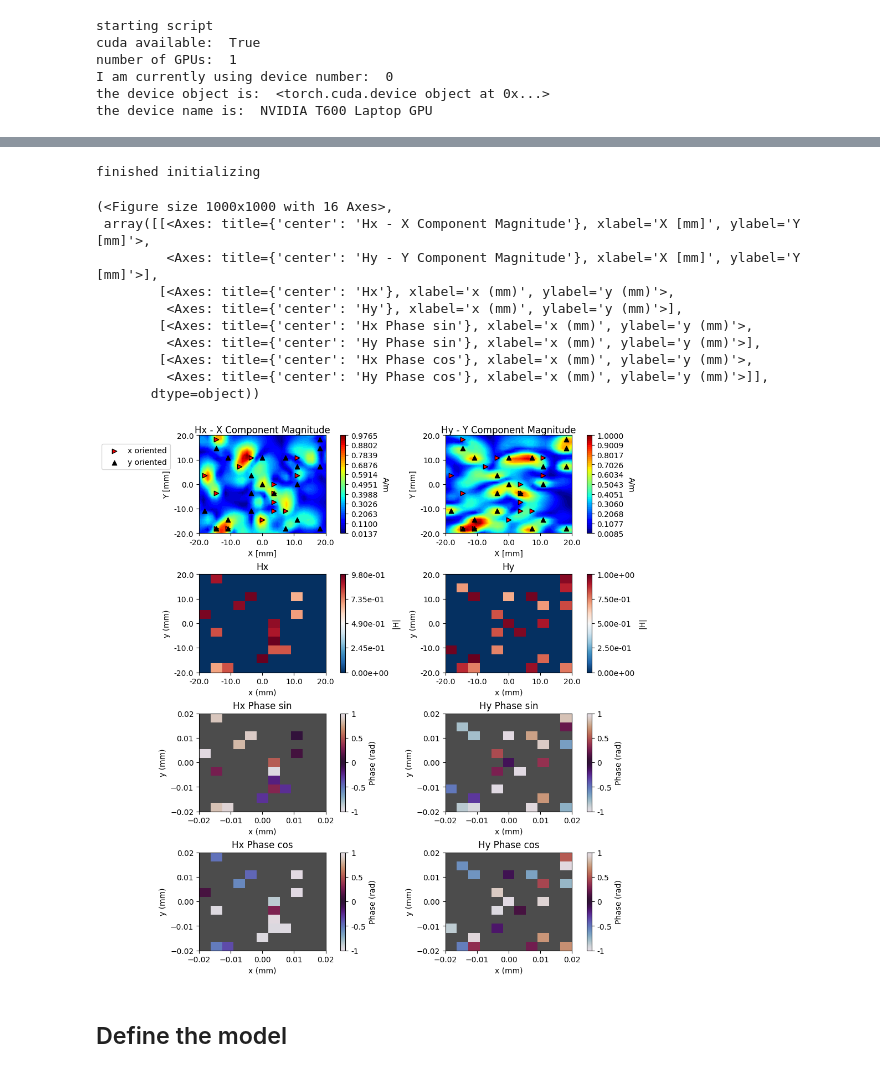
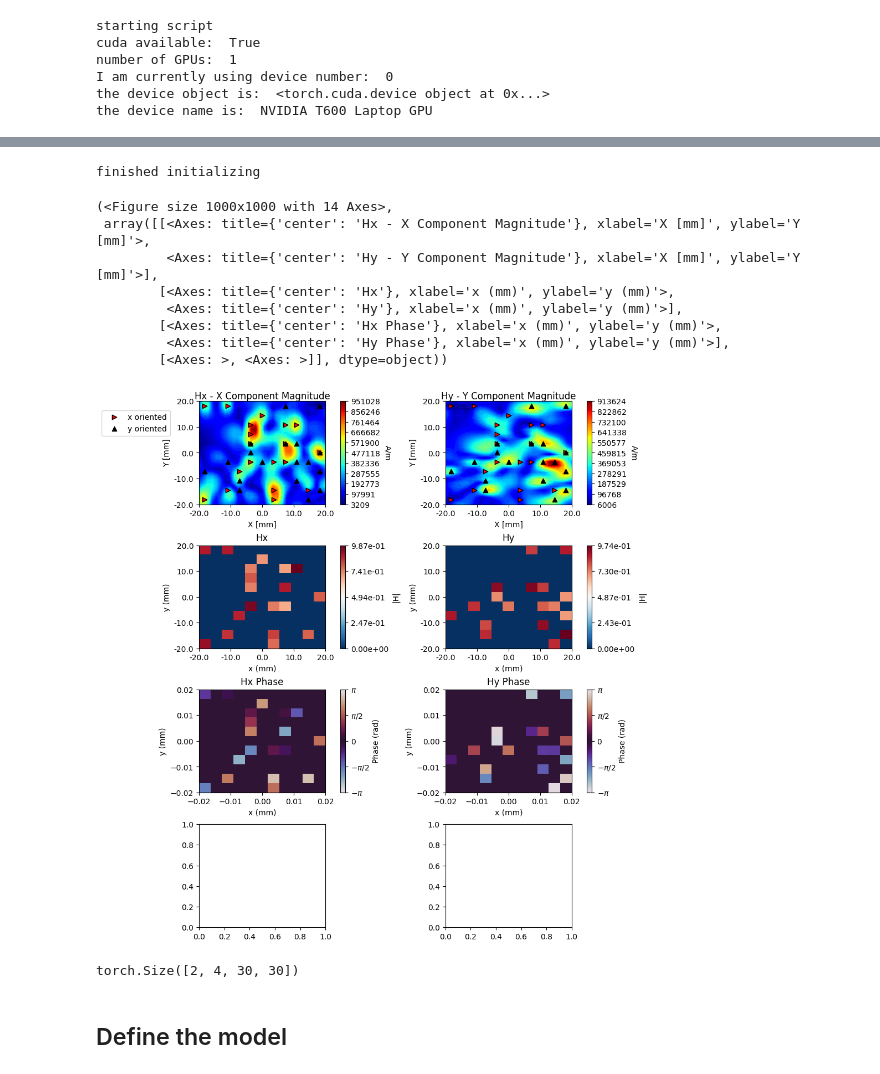
Before and after one commit to jamestom-cpu/DeepLearning_models, a Jupyter notebook: playgrounds/train_for_magnitude_prediction.ipynb, the cells around one changed output, grey strips where cells are left out. Saved outputs shown, nothing was run; the diff lists cells and outputs as text; code cells hidden in the pictures.

```diff
--- a/playgrounds/train_for_magnitude_prediction.ipynb
+++ b/playgrounds/train_for_magnitude_prediction.ipynb
@@ -87,32 +128,34 @@ fields,labels = data_iterator.generate_N_data_samples(10)
 # %%
 %matplotlib inline
 f, t = fields[0], labels[0]
 
 height_index = 0
 
 ds = TensorDataset(torch.from_numpy(fields), torch.from_numpy(labels))
 # Eds = E_Components_Dataset(ds, probe_height_index=height_index).scale_to_01()
 Hds = H_Components_Dataset_Multilayer(ds).rescale_probe_heights().rescale_labels().expand_phase()
 
-fH, lH = Hds[0]
+fH, lH = Hds[1]
 
 # rmg_dp.plot_target_magnitude(lH)
 # rmg_dp.plot_target_phase(lH, normalized01=True)
 fig, ax = plt.subplots(4,2, figsize=(10,10), constrained_layout=True)
 rmg_dp.plot(fH, lH, index=height_index, ax=ax)
 # %% [output]
 finished initializing
-(<Figure size 1000x1000 with 16 Axes>,
+(<Figure size 1000x1000 with 14 Axes>,
  array([[<Axes: title={'center': 'Hx - X Component Magnitude'}, xlabel='X [mm]', ylabel='Y [mm]'>,
          <Axes: title={'center': 'Hy - Y Component Magnitude'}, xlabel='X [mm]', ylabel='Y [mm]'>],
         [<Axes: title={'center': 'Hx'}, xlabel='x (mm)', ylabel='y (mm)'>,
          <Axes: title={'center': 'Hy'}, xlabel='x (mm)', ylabel='y (mm)'>],
-        [<Axes: title={'center': 'Hx Phase sin'}, xlabel='x (mm)', ylabel='y (mm)'>,
-         <Axes: title={'center': 'Hy Phase sin'}, xlabel='x (mm)', ylabel='y (mm)'>],
-        [<Axes: title={'center': 'Hx Phase cos'}, xlabel='x (mm)', ylabel='y (mm)'>,
-         <Axes: title={'center': 'Hy Phase cos'}, xlabel='x (mm)', ylabel='y (mm)'>]],
-       dtype=object))
+        [<Axes: title={'center': 'Hx Phase'}, xlabel='x (mm)', ylabel='y (mm)'>,
+         <Axes: title={'center': 'Hy Phase'}, xlabel='x (mm)', ylabel='y (mm)'>],
+        [<Axes: >, <Axes: >]], dtype=object))
-[figure, old version]
+[figure, new version]
+# %%
+fH.shape
+# %% [output]
+torch.Size([2, 4, 30, 30])
 # %% [markdown]
 ## Define the model
 # %%
```
Also changed, not shown: parts of 2 cells of this notebook, 3 other files.
